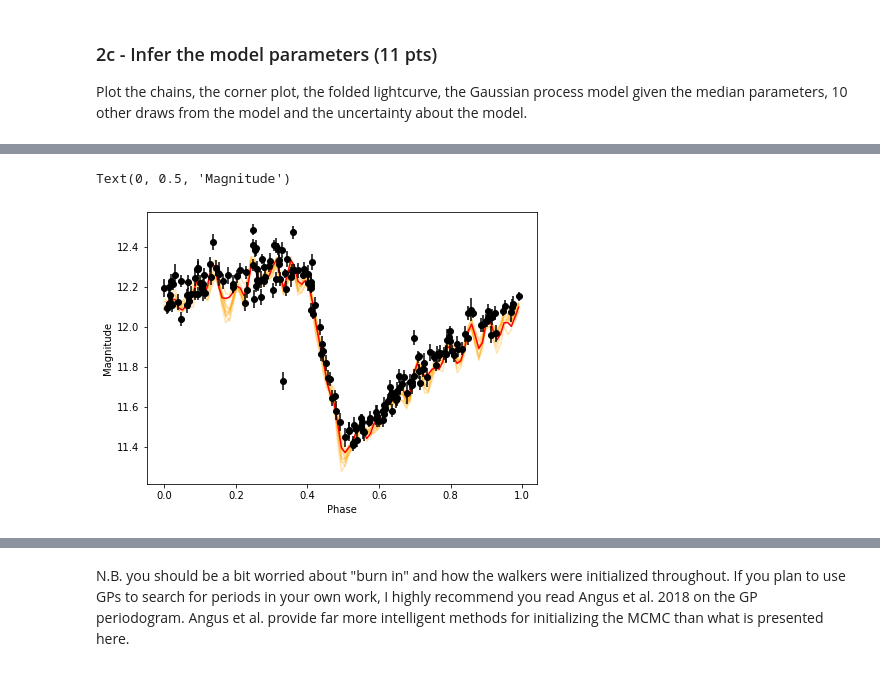
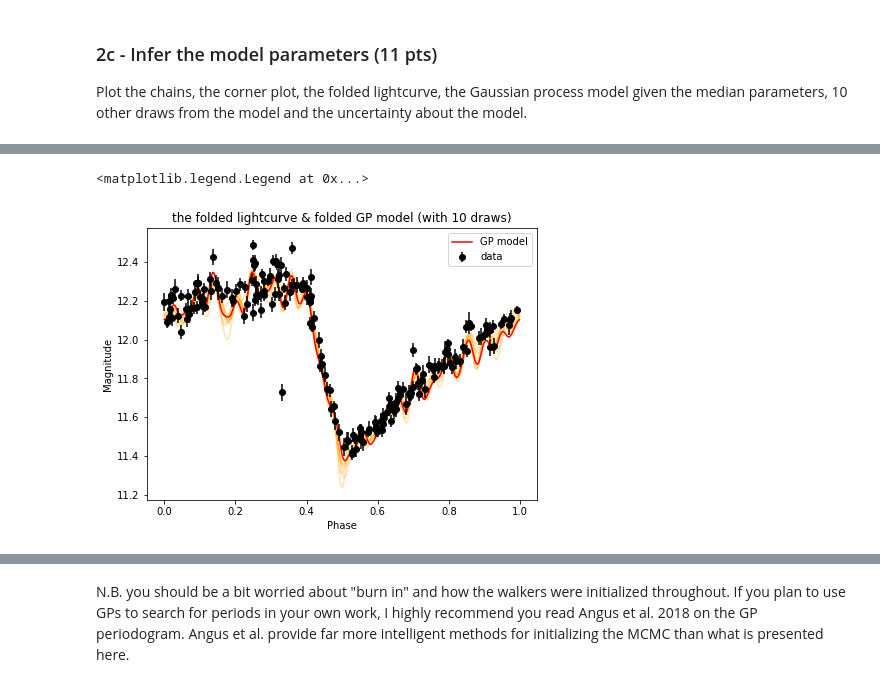
Before and after one commit to gnarayan/ast596_2023_Spring, a Jupyter notebook: homework/QiaoyaWu/hw8_final/final.ipynb, the cells around one changed output, grey strips where cells are left out. Cells and saved outputs as stored; diff of their text form; code cells hidden in the pictures.

```diff
--- a/homework/QiaoyaWu/hw8_final/final.ipynb
+++ b/homework/QiaoyaWu/hw8_final/final.ipynb
@@ -346,14 +365,15 @@ best_period = np.exp(best_params[2])
 print(best_period)
 phase = ((time-time[0])%best_period)/best_period
 
-tplot = np.linspace(time[0], time[0]+best_period, 100)
+tplot = np.linspace(time[0], time[0]+best_period, 500)
 gp = george.GP(np.exp(best_params[0]) * kernels.ExpSine2Kernel(gamma=np.exp(best_params[1]), log_period=best_params[2]))
 gp.compute(time, err)
 mu = gp.sample_conditional(mag, tplot)
 
 plt.figure(figsize=(7,5))
-plt.errorbar(phase, mag, yerr=err, ls='', fmt='o', c='k', zorder=3)
-plt.plot(((tplot[:-1]-time[0])%best_period)/best_period, mu[:-1], color='r', zorder=2)
+plt.title('the folded lightcurve & folded GP model (with 10 draws)')
+plt.errorbar(phase, mag, yerr=err, ls='', fmt='o', c='k', zorder=3, label='data')
+plt.plot(((tplot[:-1]-time[0])%best_period)/best_period, mu[:-1], color='r', zorder=2, label='GP model')
 for s in samples[np.random.choice(len(samples), size=10)]:
     gp = george.GP(np.exp(s[0]) * kernels.ExpSine2Kernel(gamma=np.exp(s[1]), log_period=s[2]))
     gp.compute(time, err)
@@ -361,4 +381,5 @@ for s in samples[np.random.choice(len(samples), size=10)]:
     plt.plot(((tplot[:-1]-time[0])%best_period)/best_period, mu[:-1],color="orange", alpha=0.3, zorder=1)
 plt.xlabel('Phase')
 plt.ylabel('Magnitude')
+plt.legend()
 # %% [output]
@@ -366,2 +387,2 @@ plt.ylabel('Magnitude')
-Text(0, 0.5, 'Magnitude')
+<matplotlib.legend.Legend at 0x...>
-[figure, old version]
+[figure, new version]
```
Also changed, not shown: parts of 13 cells of this notebook.
